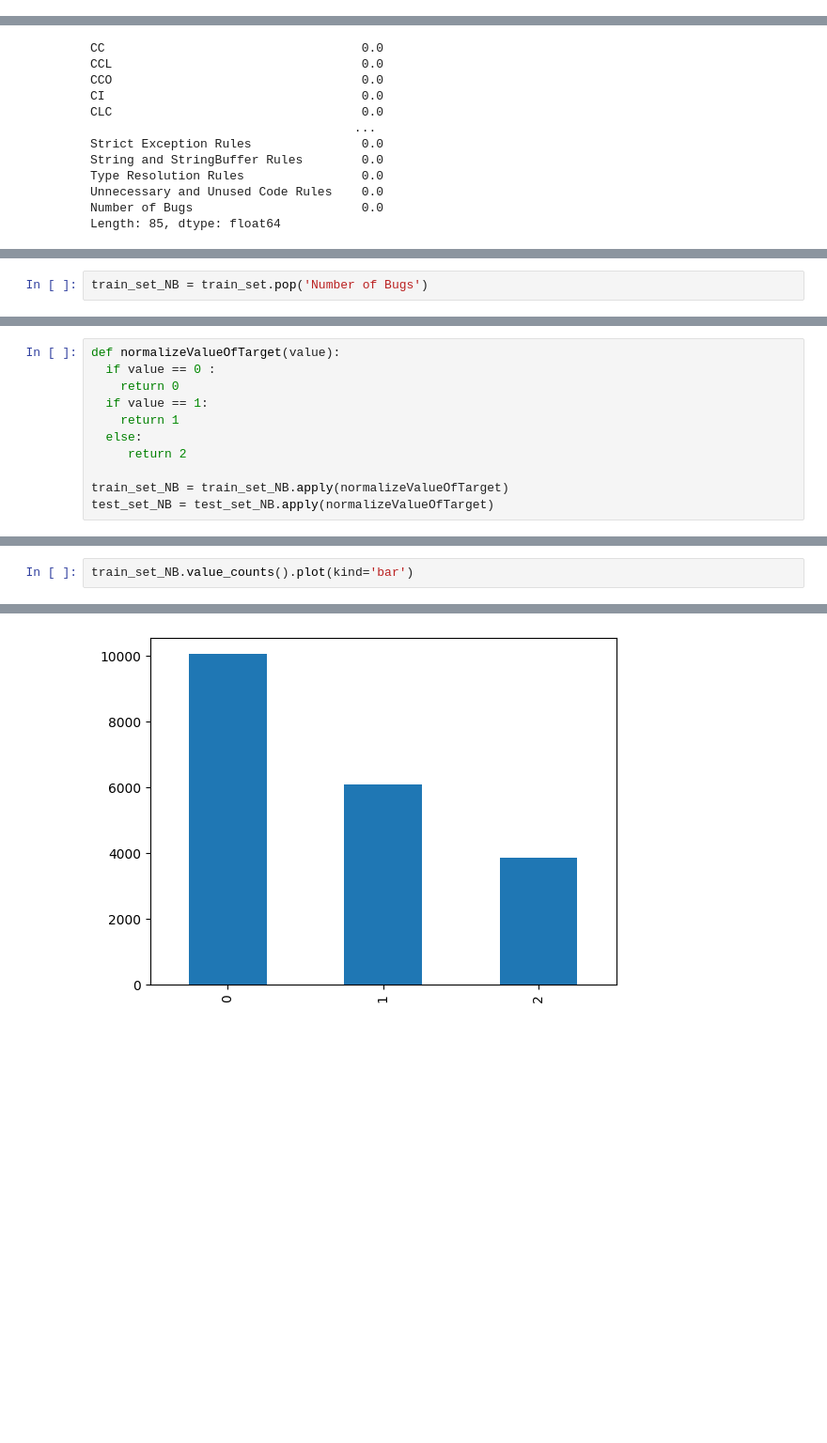
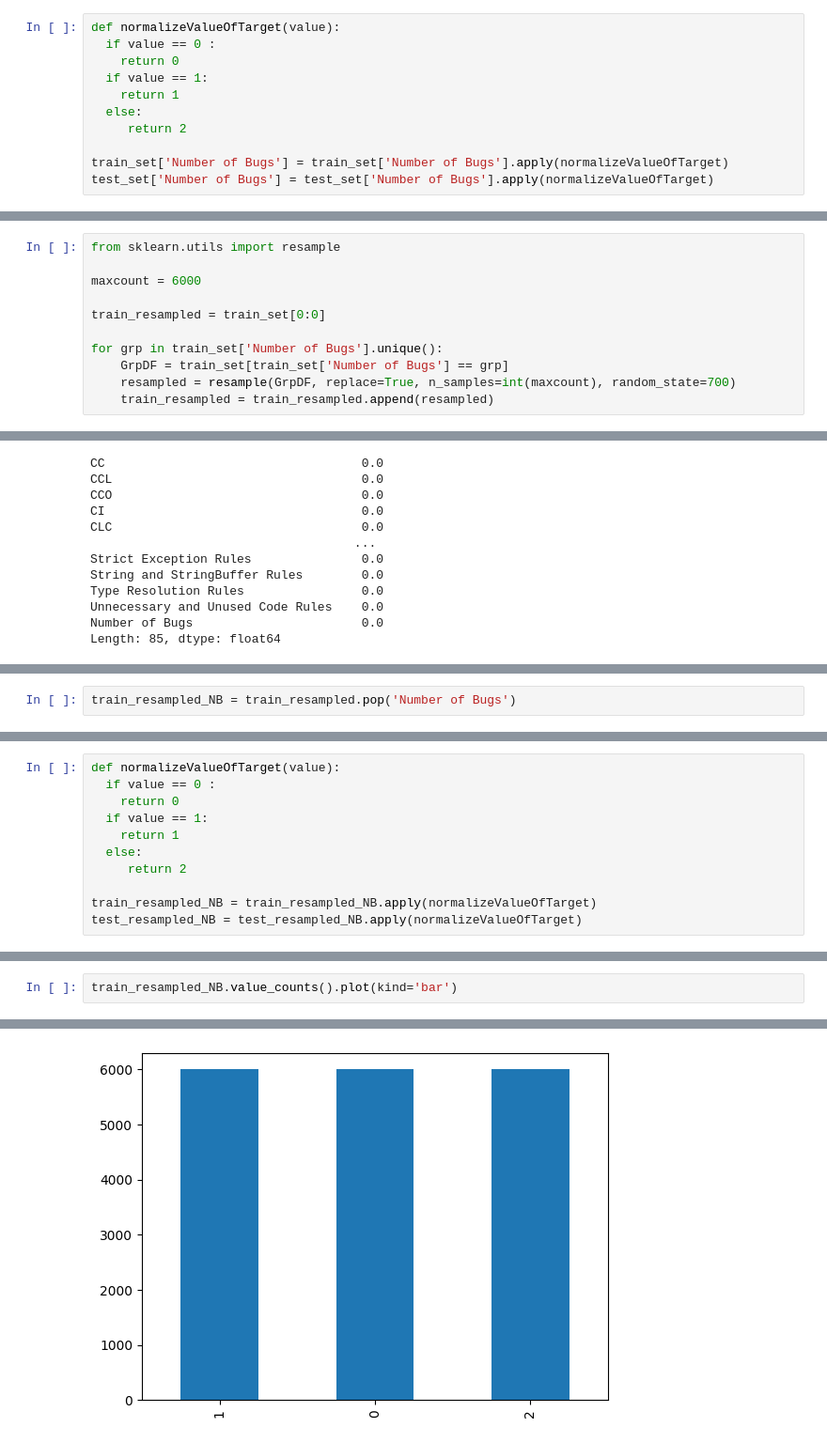
Before and after one commit to vajihe-ameri/predict-software-bugs-in-java-classes, a Jupyter notebook: proccess_df.ipynb, the cells around one changed output, grey strips where cells are left out. Shown at 94% size. Saved outputs shown, nothing was run; the diff lists cells and outputs as text; blank space fills up the shorter version.

```diff
--- a/proccess_df.ipynb
+++ b/proccess_df.ipynb
@@ -142,3 +142,14 @@ test_set['Number of Bugs'].value_counts().plot(kind='bar')
 # %% [output]
 <Axes: >
 [figure]
+# %%
+def normalizeValueOfTarget(value):
+  if value == 0 :
+    return 0
+  if value == 1:
+    return 1
+  else:
+     return 2
+
+train_set['Number of Bugs'] = train_set['Number of Bugs'].apply(normalizeValueOfTarget)
+test_set['Number of Bugs'] = test_set['Number of Bugs'].apply(normalizeValueOfTarget)
@@ -144,0 +161,11 @@ test_set['Number of Bugs'].value_counts().plot(kind='bar')
+# %%
+from sklearn.utils import resample
+
+maxcount = 6000
+
+train_resampled = train_set[0:0]
+
+for grp in train_set['Number of Bugs'].unique():
+    GrpDF = train_set[train_set['Number of Bugs'] == grp]
+    resampled = resample(GrpDF, replace=True, n_samples=int(maxcount), random_state=700)
+    train_resampled = train_resampled.append(resampled)
@@ -182,5 +235,5 @@ Type Resolution Rules
 Unnecessary and Unused Code Rules
 Number of Bugs
 # %%
-train_set_NB = train_set.pop('Number of Bugs')
+train_resampled_NB = train_resampled.pop('Number of Bugs')
 # %%
@@ -266,6 +319,6 @@ def normalizeValueOfTarget(value):
   else:
      return 2
 
-train_set_NB = train_set_NB.apply(normalizeValueOfTarget)
-test_set_NB = test_set_NB.apply(normalizeValueOfTarget)
+train_resampled_NB = train_resampled_NB.apply(normalizeValueOfTarget)
+test_resampled_NB = test_resampled_NB.apply(normalizeValueOfTarget)
 # %%
@@ -276,5 +329,5 @@ test_set_NB.value_counts().plot(kind='bar')
 # %%
-train_set_NB.value_counts().plot(kind='bar')
+train_resampled_NB.value_counts().plot(kind='bar')
 # %% [output]
 <Axes: >
-[figure, old version]
+[figure, new version]
```
Also changed, not shown: parts of 27 cells of this notebook.
